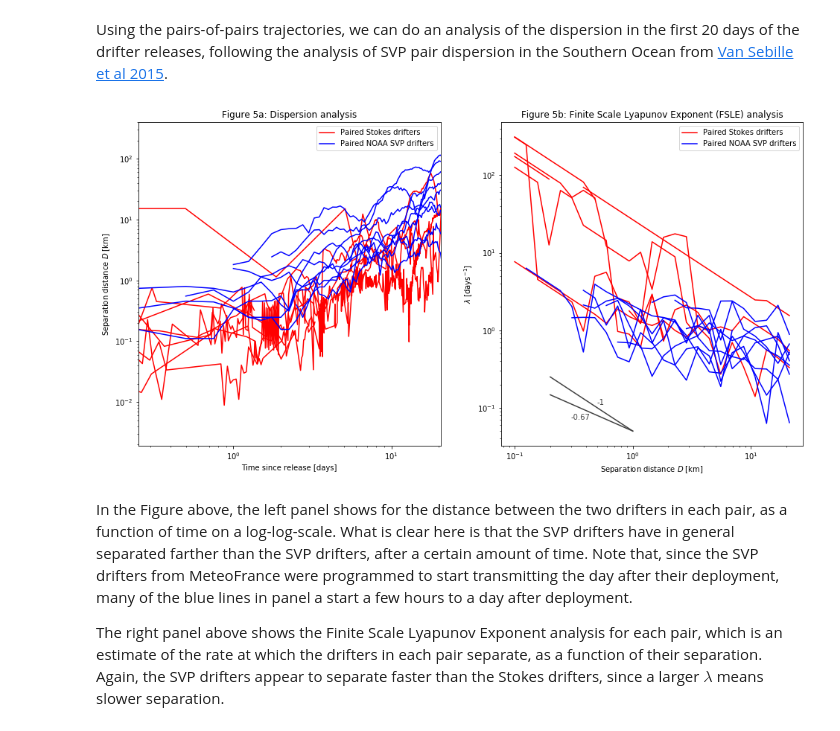
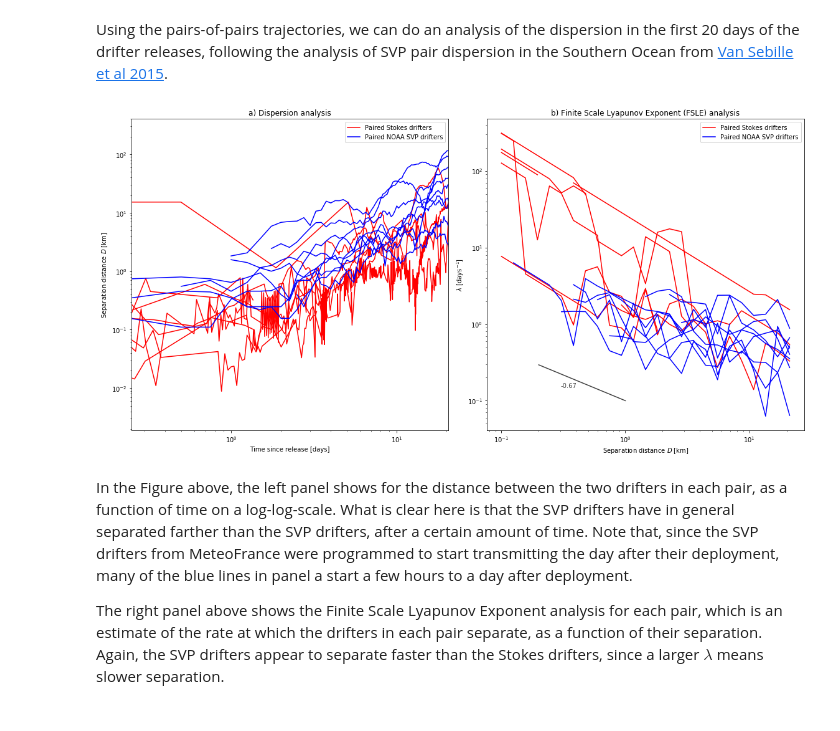
Before and after one commit to OceanParcels/Sargassum_Drifters, a Jupyter notebook: SargassumDrifterAnalysis.ipynb, the cells around one changed output. Drawn from its saved outputs; the diff is of its cells as text; code cells hidden in the pictures.

```diff
--- a/SargassumDrifterAnalysis.ipynb
+++ b/SargassumDrifterAnalysis.ipynb
@@ -183,10 +214,8 @@ The above plot shows that there is a very narrow band of eastward flow (red colo
 
 Now let's have a look at the dispersion between each pair of drifters, focusing on the first five days after deployment
 # %%
-pylab.rcParams['figure.figsize'] = (16, 8)
-
 projection = cartopy.crs.PlateCarree()
-fig, ax = plt.subplots(3, 3, subplot_kw={'projection': projection})
+fig, ax = plt.subplots(3, 3, figsize=(16, 8), subplot_kw={'projection': projection})
 ax = ax.ravel()
 
 maxlen = datetime.timedelta(days=5)
@@ -194,8 +223,6 @@ width = 3.5
 height = 1.15
 
 for i, ai in enumerate(ax):
-    ai.coastlines(resolution='50m')
-    ai.add_feature(cartopy.feature.LAND)
     for drifters in [Stokes, SVPs]:
         for j, d in enumerate(drifters.sets[i]):
             I = [i for i, d2 in enumerate(drifters.dates[d]) if d2 < drifters.dates[d][0]+maxlen]
@@ -206,20 +233,23 @@ for i, ai in enumerate(ax):
             if drifters.dates[d][0].replace(tzinfo=None) > drifters.launch_dates[d].replace(tzinfo=None) + datetime.timedelta(hours=12):
                 ai.plot([drifters.launch_lons[d], drifters.lons[d][0]], [drifters.launch_lats[d], drifters.lats[d][0]],
                         drifters.color, alpha=0.5, linewidth=2, linestyle='--')
+            if drifters.dates[d][I[-1]]-drifters.dates[d][0] < datetime.timedelta(days=4.75):
+                ai.plot(drifters.lons[d][I[-1]], drifters.lats[d][I[-1]], 'sk', zorder=20)
         ai.plot(Stokes.launch_lons[Stokes.sets[i][0]], Stokes.launch_lats[Stokes.sets[i][0]], 'k>')
 
-    gl = ai.gridlines(crs=cartopy.crs.PlateCarree(), draw_labels=True,
-                      linewidth=0.5, color='gray', alpha=0.5, linestyle='--')
-    gl.xlabels_top = False
-    gl.ylabels_right = False
+    custom_map_layout_save(ai, figname=None, tight_layout=False)
+
     if i == 1:
         ai.legend(bbox_to_anchor=(0.5, 1.2), loc='lower center', ncol=2)
     xl, yl = ai.get_xlim(), ai.get_ylim()
     ai.set_xlim(np.mean(xl)-width/2, np.mean(xl)+width/2)
     ai.set_ylim(np.mean(yl)-height/2, np.mean(yl)+height/2)
-    ai.set_title('Drifter set %s' % str(i+1))
+    ai.set_title('%s) Release location %s' % (chr(ord('a') + i), str(i+1)))
 
-fig.suptitle('Figure 4: First %d days of drifter trajectories' % maxlen.days)
+fig.canvas.draw()  # otherwise tight_layout() does not work
+plt.tight_layout()
 savefig('dispersion_first%ddays.pdf' % maxlen.days)
+savefig('dispersion_first%ddays.png' % maxlen.days)
+fig.suptitle('First %d days of drifter trajectories' % maxlen.days)
 plt.show()
 # %% [output]
@@ -229,8 +259,7 @@ What you see above is that for most of the pairs, the pathways from their releas
 # %% [markdown]
 Using the pairs-of-pairs trajectories, we can do an analysis of the dispersion in the first 20 days of the drifter releases, following the analysis of SVP pair dispersion in the Southern Ocean from [Van Sebille et al 2015](https://agupubs.onlinelibrary.wiley.com/doi/full/10.1002/2015JC010972).
 # %%
-pylab.rcParams['figure.figsize'] = (16, 8)
-fig, ax = plt.subplots(1, 2)
+fig, ax = plt.subplots(1, 2, figsize=(16, 8))
 
 maxlen = datetime.timedelta(days=30)
 for drifters in [Stokes, SVPs]:
@@ -251,7 +280,7 @@ for drifters in [Stokes, SVPs]:
 ax[0].set_xlim([6./24, datetime.timedelta(days=20).total_seconds()/84400])
 ax[0].set_xlabel('Time since release [days]')
 ax[0].set_ylabel('Separation distance $D$ [km]')
-ax[0].set_title('Figure 5a: Dispersion analysis')
+ax[0].set_title('a) Dispersion analysis')
 ax[0].legend()
 
 
@@ -259,39 +288,39 @@ delta = [10**e for e in np.arange(-1, np.log10(30), np.log10(1.25))]
 for drifters in [Stokes, SVPs]:
     lamdastd = np.nan*np.zeros(len(delta)-1)
     for i in drifters.distdiff:
         lamda = np.nan*np.zeros(len(delta)-1)
         for t in range(len(lamda)):
             alpha = delta[t+1] / delta[t]
             i2 = np.argwhere(drifters.distdiff[i] > delta[t+1])
             if len(i2) == 0:
                 continue
             i2 = i2[0][0]
             i1 = np.argwhere(drifters.distdiff[i][:i2] <= delta[t])
             if len(i1) == 0:
                 continue
             i1 = i1[-1][0]
             factor = (drifters.distdiff[i][i2] - drifters.distdiff[i][i1]) / (delta[t+1] - delta[t])
             deltat = (drifters.datediff[i][i2] - drifters.datediff[i][i1]) / factor
             lamda[t] = np.log(alpha) / deltat
         label = drifters.name if i == 0 else '_'
         ax[1].loglog(delta[:-1], lamda, color=drifters.color, label=label)
 
 ax[1].set_xlabel('Separation distance $D$ [km]')
 ax[1].set_ylabel('${\lambda}$ [days$^{-1}$]')
 plt.yscale('log', nonposy='clip')
-ax[1].set_title('Figure 5b: Finite Scale Lyapunov Exponent (FSLE) analysis')
+ax[1].set_title('b) Finite Scale Lyapunov Exponent (FSLE) analysis')
 ax[1].legend()
 
 xfit = [0.2, 1]
-ax[1].plot(xfit, [0.05*x**(-1) for x in xfit], color='0.25')
-plt.text(0.5, 0.11, '-1', color='0.25')
-ax[1].plot(xfit, [0.05*x**(-0.67) for x in xfit], color='0.25')
-plt.text(0.3, 0.07, '-0.67', color='0.25')
+ax[1].plot(xfit, [0.1*x**(-0.67) for x in xfit], color='0.25')
+plt.text(0.3, 0.15, '-0.67', color='0.25')
 
+plt.tight_layout()
 savefig('dispersion_fsle_analysis.pdf')
+savefig('dispersion_fsle_analysis.png')
 plt.show()
 # %% [output]
-[figure, old version]
+[figure, new version]
 # %% [markdown]
 In the Figure above, the left panel shows for the distance between the two drifters in each pair, as a function of time on a log-log-scale. What is clear here is that the SVP drifters have in general separated farther than the SVP drifters, after a certain amount of time. Note that, since the SVP drifters from MeteoFrance were programmed to start transmitting the day after their deployment, many of the blue lines in panel a start a few hours to a day after deployment.
 
```
Also changed, not shown: parts of 13 cells of this notebook, 1 other file.
